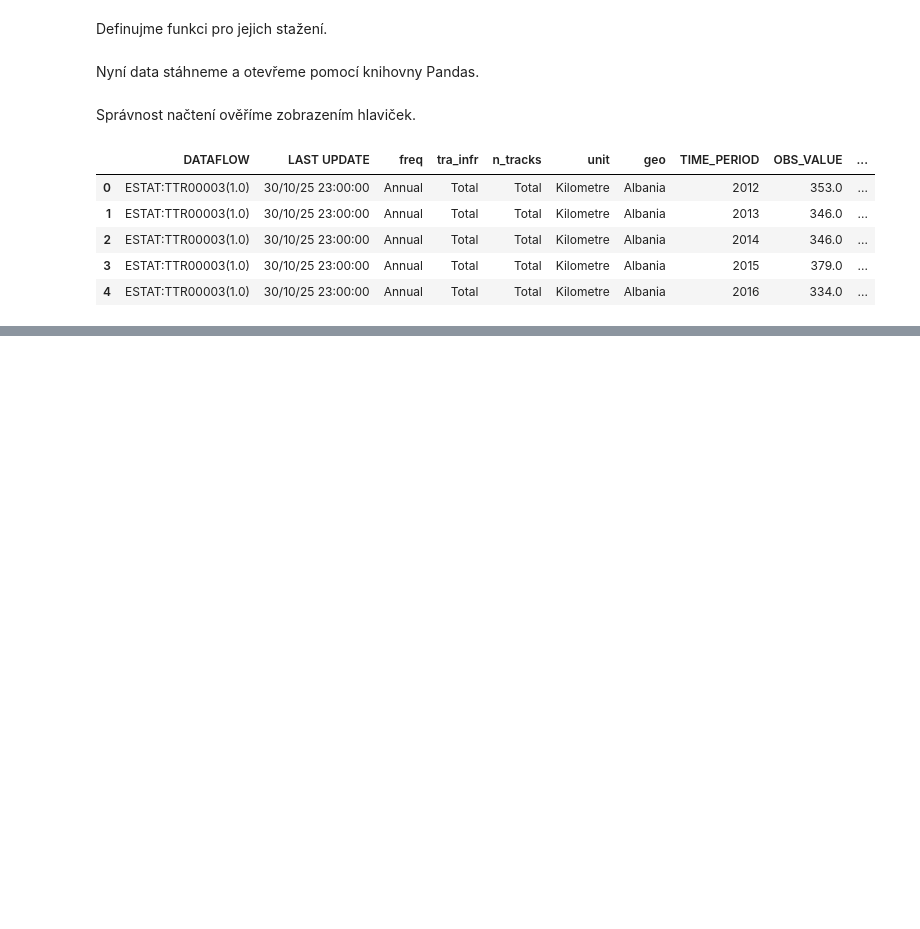
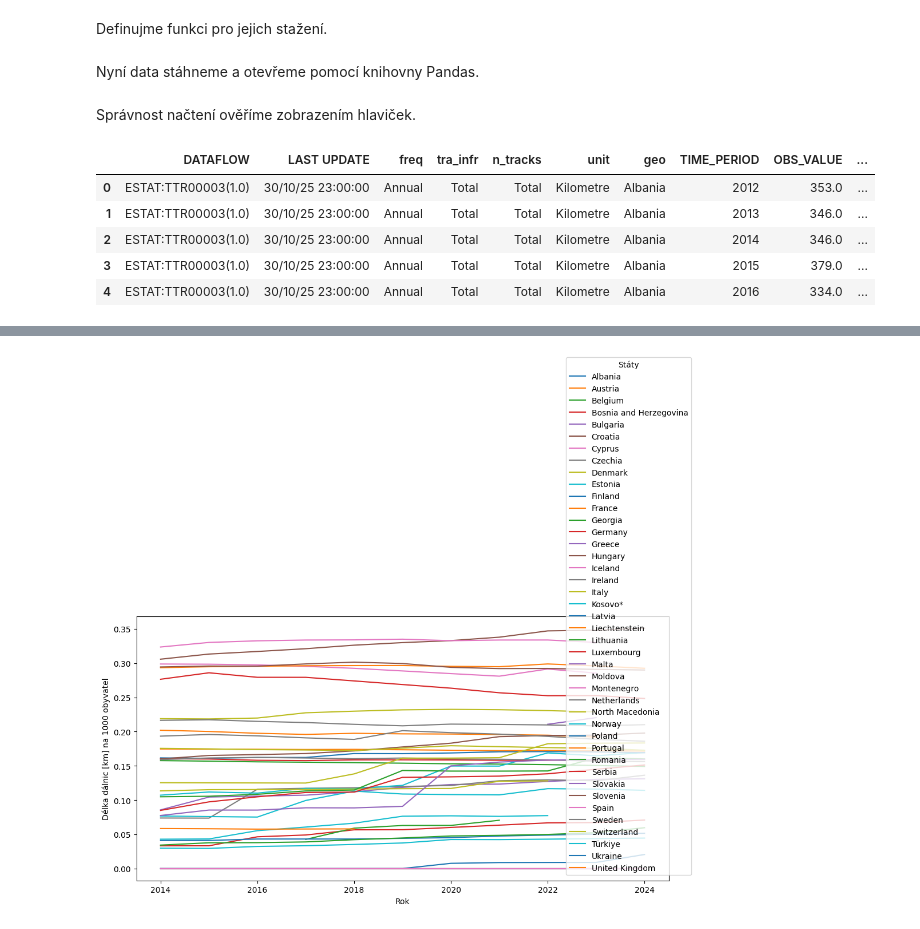
Before and after one commit to gureckyfrantisek/UZPR_skB, a Jupyter notebook: main.ipynb, the cells around one changed output, grey strips where cells are left out. Cells and saved outputs as stored; diff of their text form; code cells hidden in the pictures; blank space fills up the shorter version.

```diff
--- a/main.ipynb
+++ b/main.ipynb
@@ -28,9 +28,11 @@ import pandas as pd
 
 railway_file = download_file(railway_url)
 highway_file = download_file(highway_url)
+population_file = download_file(population_url)
 
 railway_data = pd.read_csv(railway_file)
 highway_data = pd.read_csv(highway_file)
+population_data = pd.read_csv(population_file)
 # %% [markdown]
 Správnost načtení ověříme zobrazením hlaviček.
 # %%
@@ -53,0 +160,3 @@ highway_data.head()
+# %%
+highway_pc = infrastructure_per_cap(highway_data, population_data)
+railway_pc = infrastructure_per_cap(railway_data, population_data)
@@ -53,0 +165,15 @@ highway_data.head()
+# %%
+def plot_index(df, index_label):
+    plt.figure(figsize=(12, 6))
+
+    for geo, group in df.groupby("geo"):
+        plt.plot(group["TIME_PERIOD"], group["OBS_VALUE"], label=geo)
+
+    plt.xlabel("Rok")
+    plt.ylabel(index_label)
+    plt.legend(title="Státy", bbox_to_anchor=(1.05, 1), loc="right")
+    plt.show()
+# %%
+plot_index(highway_pc, "Délka dálnic [km] na 1000 obyvatel")
+# %% [output]
+[figure, added]
```
Also changed, not shown: parts of 26 cells of this notebook.
